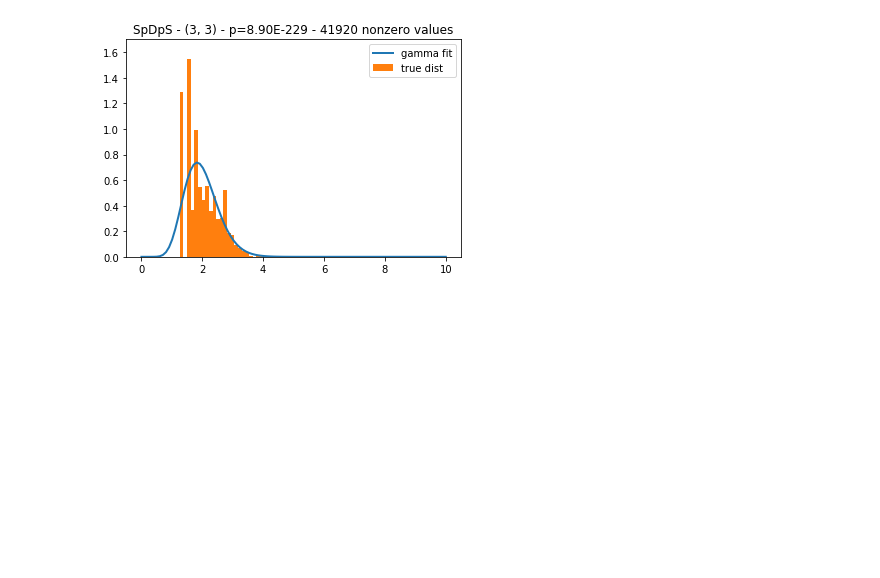
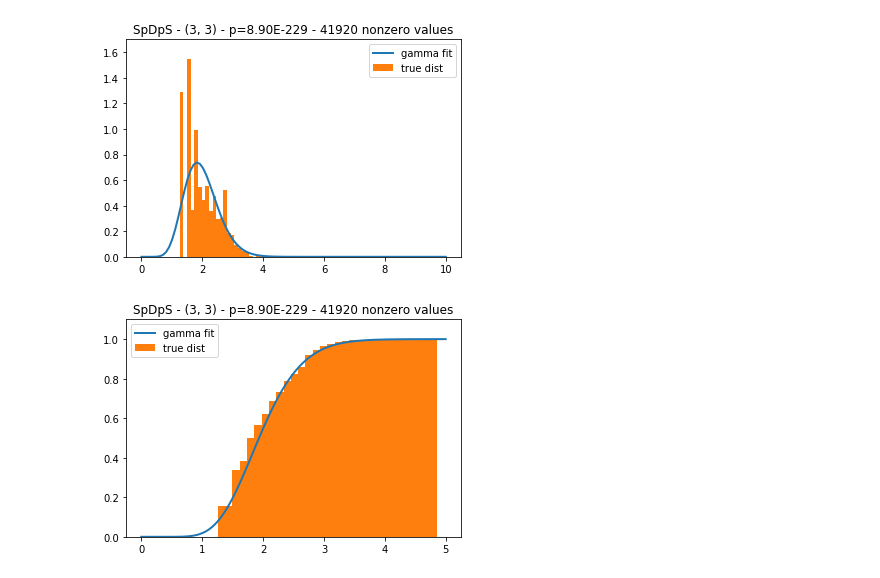
Before and after one commit to greenelab/connectivity-search-analyses, a Jupyter notebook: explore/gamma-fit.ipynb, the cells around one changed output. Saved outputs shown, nothing was run; the diff lists cells and outputs as text; code cells hidden in the pictures; blank space fills up the shorter version.

Commit message:
Add CDF plot

```diff
--- a/explore/gamma-fit.ipynb
+++ b/explore/gamma-fit.ipynb
@@ -74,10 +74,16 @@ class GammaHurdle:
         self._p_nnz = nnz / len(values)
 
     def pdf(self, x):
-        return self._p_nnz * self._gamma_coef * (x ** (self.alpha - 1)) * numpy.exp(- self.beta * x)
+        if type(x) == numpy.ndarray:
+            return [self.pdf(i) for i in x]
+        else:
+            return self._p_nnz * self._gamma_coef * (x ** (self.alpha - 1)) * numpy.exp(- self.beta * x)
 
     def cdf(self, x):
-        return (1 - self._p_nnz) + self._p_nnz * scipy.special.gammainc(self.alpha, self.beta * x)
+        if type(x) == numpy.ndarray:
+            return [self.cdf(i) for i in x]
+        else:
+            return (1 - self._p_nnz) + self._p_nnz * scipy.special.gammainc(self.alpha, self.beta * x)
 # %%
 def check_fit(values):
     g = GammaHurdle()
@@ -355,3 +361,22 @@ p_value = decimal.Decimal(ks_result[1])
 plt.title(f'{metapath} - {degree_combo} - p={p_value :.2E} - {len(values_nz)} nonzero values');
 # %% [output]
 [figure]
+# %%
+g = GammaHurdle()
+g.fit(values_nz)
+ks_result = scipy.stats.kstest(values_nz, g.cdf)
+ks_result
+
+x = numpy.linspace(0, 5, 100)
+y = g.cdf(x)
+
+plt.figure()
+plt.plot(x, y, linewidth=2, label='gamma fit')
+bars, _, _ = plt.hist(values_nz, density=True, label='true dist', bins=30, cumulative=True)
+plt.legend()
+plt.ylim((0, 1.1 * max(bars[1:])));
+
+p_value = decimal.Decimal(ks_result[1])
+plt.title(f'{metapath} - {degree_combo} - p={p_value :.2E} - {len(values_nz)} nonzero values');
+# %% [output]
+[figure, added]
```
